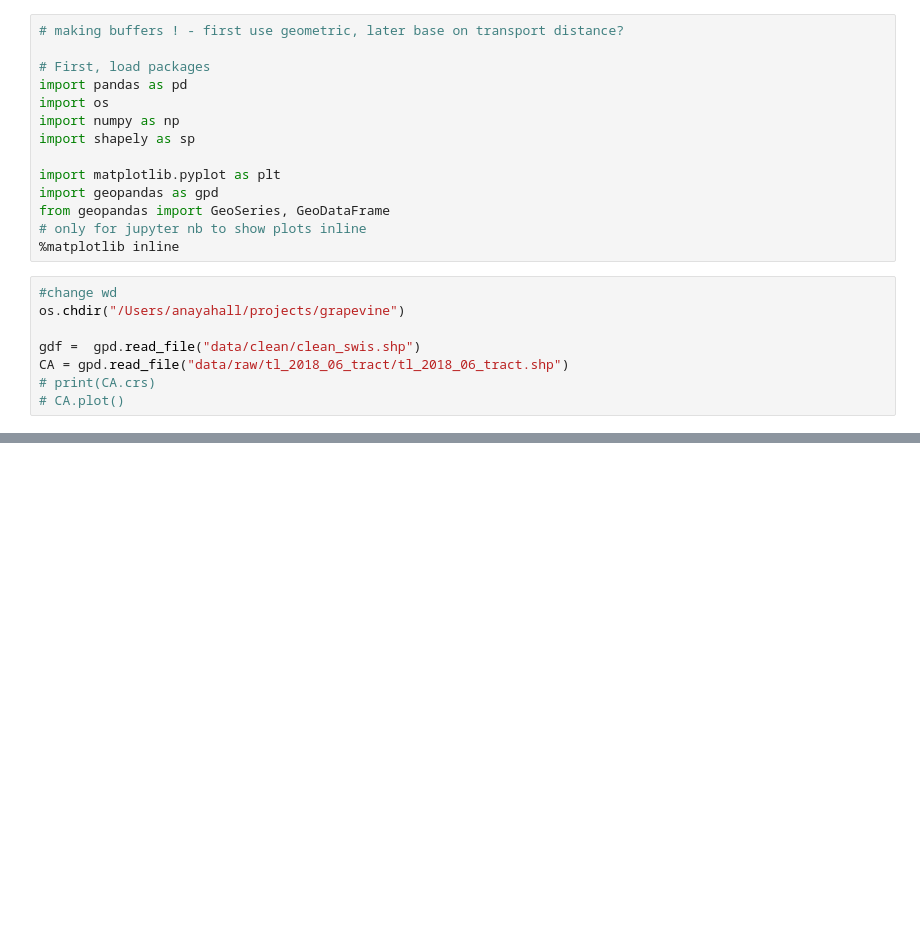
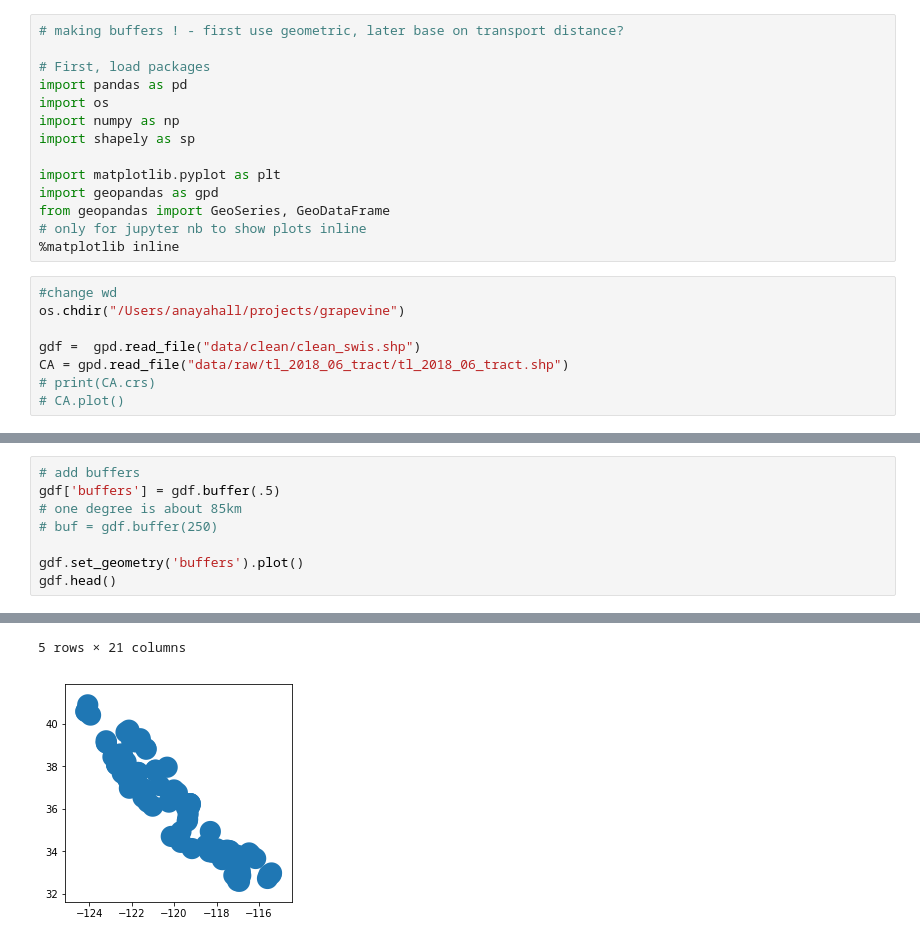
Before and after one commit to anayahall/grapevine, a Jupyter notebook: scripts/buffers.ipynb, the cells around one changed output, grey strips where cells are left out. Drawn from its saved outputs; the diff is of its cells as text; blank space fills up the shorter version.

```diff
--- a/scripts/buffers.ipynb
+++ b/scripts/buffers.ipynb
@@ -37,0 +42,9 @@ gdf.head()
+# %%
+# add buffers
+gdf['buffers'] = gdf.buffer(.5)
+# one degree is about 85km
+# buf = gdf.buffer(250)
+
+gdf.set_geometry('buffers').plot()
+gdf.head()
+# %% [output]
@@ -38 +57,3 @@ gdf.head()
+5 rows × 21 columns
+[figure, added]
 # %%
```
Also changed, not shown: parts of 6 cells of this notebook, 4 other files.
